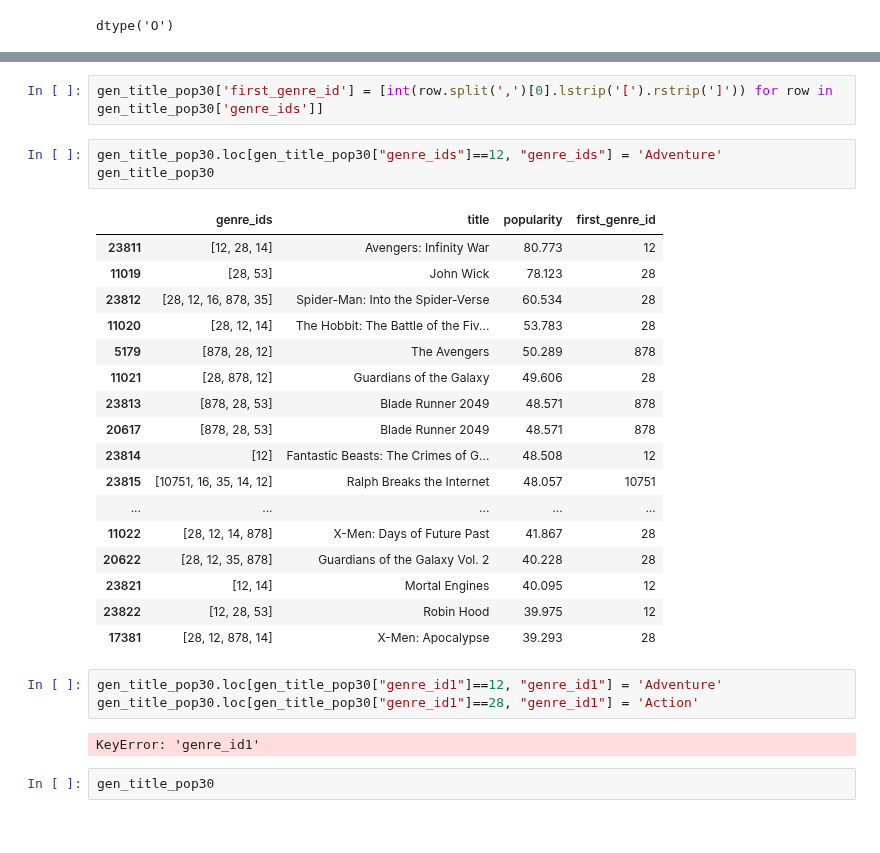
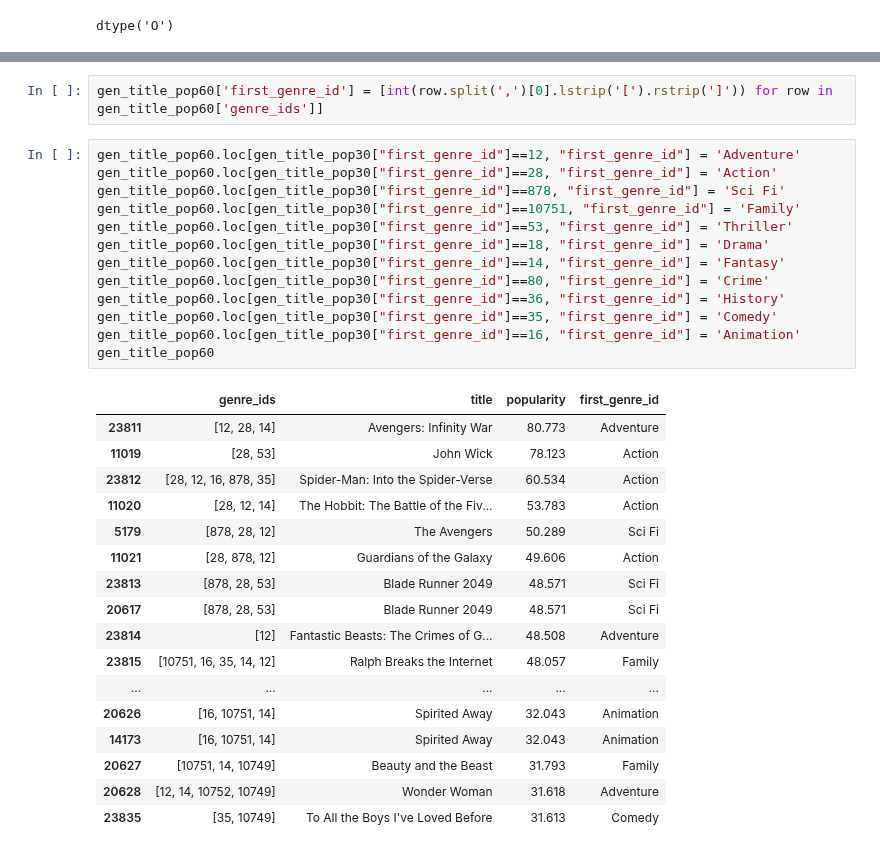
Before and after one commit to reboyce/Gilbert-Team-Repo, a Jupyter notebook: Notebooks/Ryan's Notebook .ipynb, the cells around one changed output, grey strips where cells are left out. Saved outputs shown, nothing was run; the diff lists cells and outputs as text.

```diff
--- a/Notebooks/Ryan's Notebook .ipynb
+++ b/Notebooks/Ryan's Notebook .ipynb
@@ -252,30 +252,33 @@ memory usage: 800.0+ bytes
 # %%
-gen_title_pop30['first_genre_id'] = [int(row.split(',')[0].lstrip('[').rstrip(']')) for row in gen_title_pop30['genre_ids']]
+gen_title_pop60['first_genre_id'] = [int(row.split(',')[0].lstrip('[').rstrip(']')) for row in gen_title_pop60['genre_ids']]
-# %%
-gen_title_pop30.loc[gen_title_pop30["genre_ids"]==12, "genre_ids"] = 'Adventure'
-gen_title_pop30
-# %% [output]
-|  | genre_ids | title | popularity | first_genre_id |
-| 23811 | [12, 28, 14] | Avengers: Infinity War | 80.773 | 12 |
-| 11019 | [28, 53] | John Wick | 78.123 | 28 |
-| 23812 | [28, 12, 16, 878, 35] | Spider-Man: Into the Spider-Verse | 60.534 | 28 |
-| 11020 | [28, 12, 14] | The Hobbit: The Battle of the Fiv... | 53.783 | 28 |
-| 5179 | [878, 28, 12] | The Avengers | 50.289 | 878 |
-| 11021 | [28, 878, 12] | Guardians of the Galaxy | 49.606 | 28 |
-| 23813 | [878, 28, 53] | Blade Runner 2049 | 48.571 | 878 |
-| 20617 | [878, 28, 53] | Blade Runner 2049 | 48.571 | 878 |
-| 23814 | [12] | Fantastic Beasts: The Crimes of G... | 48.508 | 12 |
-| 23815 | [10751, 16, 35, 14, 12] | Ralph Breaks the Internet | 48.057 | 10751 |
-| ... | ... | ... | ... | ... |
-| 11022 | [28, 12, 14, 878] | X-Men: Days of Future Past | 41.867 | 28 |
-| 20622 | [28, 12, 35, 878] | Guardians of the Galaxy Vol. 2 | 40.228 | 28 |
-| 23821 | [12, 14] | Mortal Engines | 40.095 | 12 |
-| 23822 | [12, 28, 53] | Robin Hood | 39.975 | 12 |
-| 17381 | [28, 12, 878, 14] | X-Men: Apocalypse | 39.293 | 28 |
-# %%
-gen_title_pop30.loc[gen_title_pop30["genre_id1"]==12, "genre_id1"] = 'Adventure'
-gen_title_pop30.loc[gen_title_pop30["genre_id1"]==28, "genre_id1"] = 'Action'
-# %% [output]
-KeyError: 'genre_id1'
-# %%
-gen_title_pop30
+# %%
+gen_title_pop60.loc[gen_title_pop30["first_genre_id"]==12, "first_genre_id"] = 'Adventure'
+gen_title_pop60.loc[gen_title_pop30["first_genre_id"]==28, "first_genre_id"] = 'Action'
+gen_title_pop60.loc[gen_title_pop30["first_genre_id"]==878, "first_genre_id"] = 'Sci Fi'
+gen_title_pop60.loc[gen_title_pop30["first_genre_id"]==10751, "first_genre_id"] = 'Family'
+gen_title_pop60.loc[gen_title_pop30["first_genre_id"]==53, "first_genre_id"] = 'Thriller'
+gen_title_pop60.loc[gen_title_pop30["first_genre_id"]==18, "first_genre_id"] = 'Drama'
+gen_title_pop60.loc[gen_title_pop30["first_genre_id"]==14, "first_genre_id"] = 'Fantasy'
+gen_title_pop60.loc[gen_title_pop30["first_genre_id"]==80, "first_genre_id"] = 'Crime'
+gen_title_pop60.loc[gen_title_pop30["first_genre_id"]==36, "first_genre_id"] = 'History'
+gen_title_pop60.loc[gen_title_pop30["first_genre_id"]==35, "first_genre_id"] = 'Comedy'
+gen_title_pop60.loc[gen_title_pop30["first_genre_id"]==16, "first_genre_id"] = 'Animation'
+gen_title_pop60
+# %% [output]
+|  | genre_ids | title | popularity | first_genre_id |
+| 23811 | [12, 28, 14] | Avengers: Infinity War | 80.773 | Adventure |
+| 11019 | [28, 53] | John Wick | 78.123 | Action |
+| 23812 | [28, 12, 16, 878, 35] | Spider-Man: Into the Spider-Verse | 60.534 | Action |
+| 11020 | [28, 12, 14] | The Hobbit: The Battle of the Fiv... | 53.783 | Action |
+| 5179 | [878, 28, 12] | The Avengers | 50.289 | Sci Fi |
+| 11021 | [28, 878, 12] | Guardians of the Galaxy | 49.606 | Action |
+| 23813 | [878, 28, 53] | Blade Runner 2049 | 48.571 | Sci Fi |
+| 20617 | [878, 28, 53] | Blade Runner 2049 | 48.571 | Sci Fi |
+| 23814 | [12] | Fantastic Beasts: The Crimes of G... | 48.508 | Adventure |
+| 23815 | [10751, 16, 35, 14, 12] | Ralph Breaks the Internet | 48.057 | Family |
+| ... | ... | ... | ... | ... |
+| 20626 | [16, 10751, 14] | Spirited Away | 32.043 | Animation |
+| 14173 | [16, 10751, 14] | Spirited Away | 32.043 | Animation |
+| 20627 | [10751, 14, 10749] | Beauty and the Beast | 31.793 | Family |
+| 20628 | [12, 14, 10752, 10749] | Wonder Woman | 31.618 | Adventure |
+| 23835 | [35, 10749] | To All the Boys I've Loved Before | 31.613 | Comedy |
```
Also changed, not shown: parts of 4 cells of this notebook.
